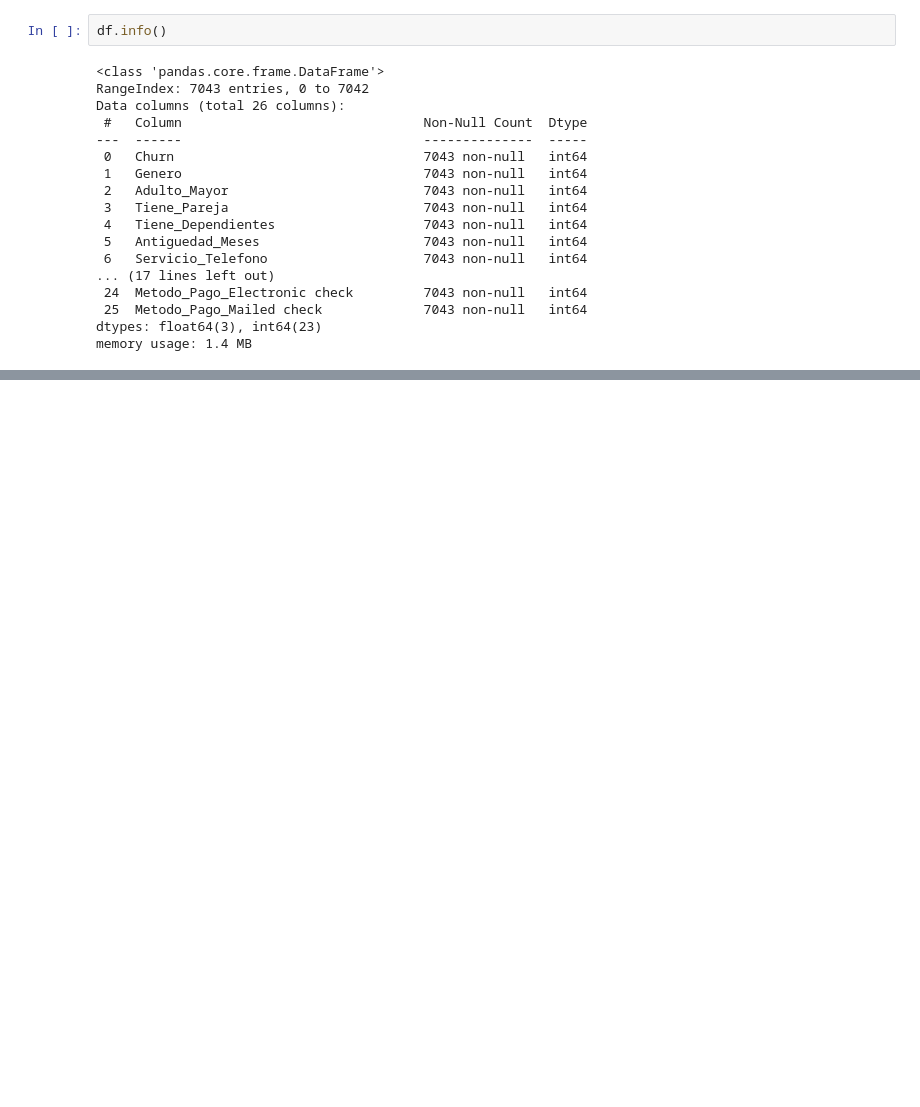
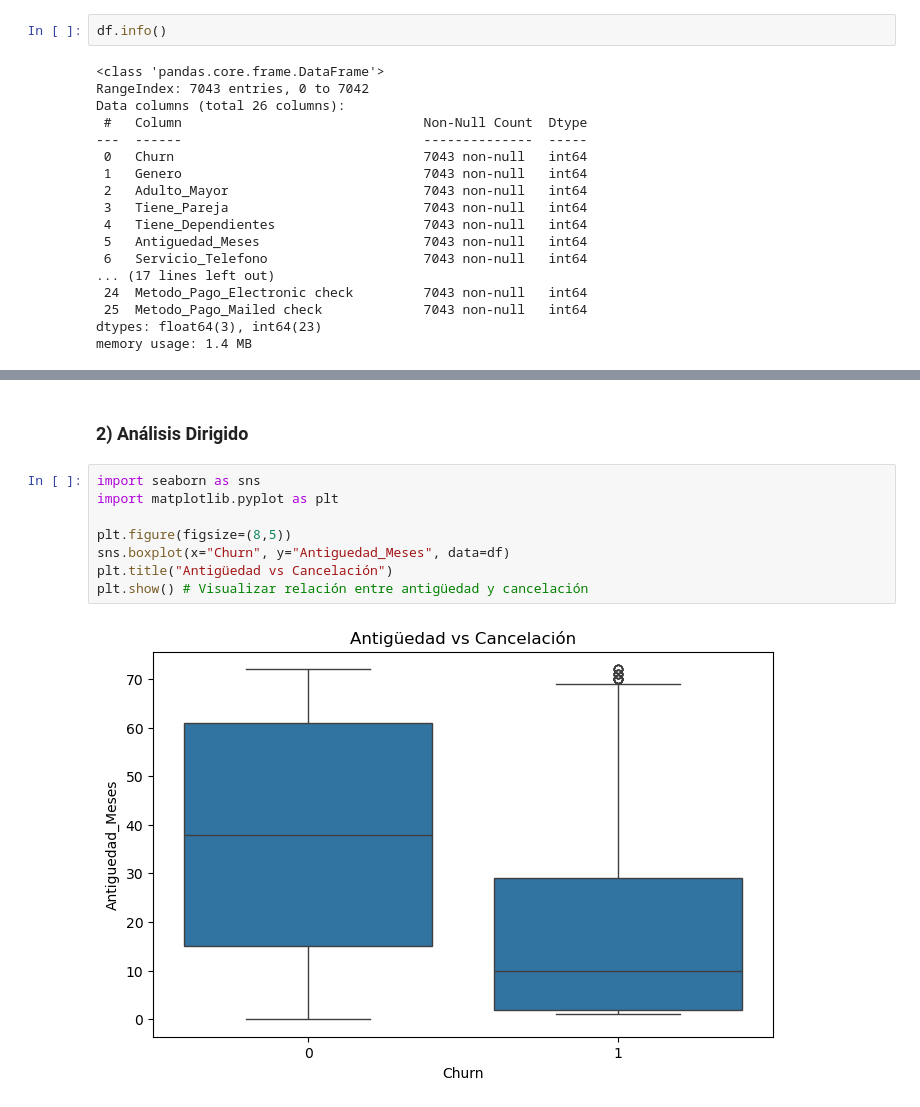
Before and after one commit to JuanCosco/TelecomX2JCT, a Jupyter notebook: DataScience.ipynb, the cells around one changed output, grey strips where cells are left out. Saved outputs shown, nothing was run; the diff lists cells and outputs as text; blank space fills up the shorter version.

```diff
--- a/DataScience.ipynb
+++ b/DataScience.ipynb
@@ -219,0 +296,12 @@ memory usage: 1.4 MB
+# %% [markdown]
+### 2) Análisis Dirigido
+# %%
+import seaborn as sns
+import matplotlib.pyplot as plt
+
+plt.figure(figsize=(8,5))
+sns.boxplot(x="Churn", y="Antiguedad_Meses", data=df)
+plt.title("Antigüedad vs Cancelación")
+plt.show() # Visualizar relación entre antigüedad y cancelación
+# %% [output]
+[figure, added]
```
Also changed, not shown: parts of 11 cells of this notebook.
